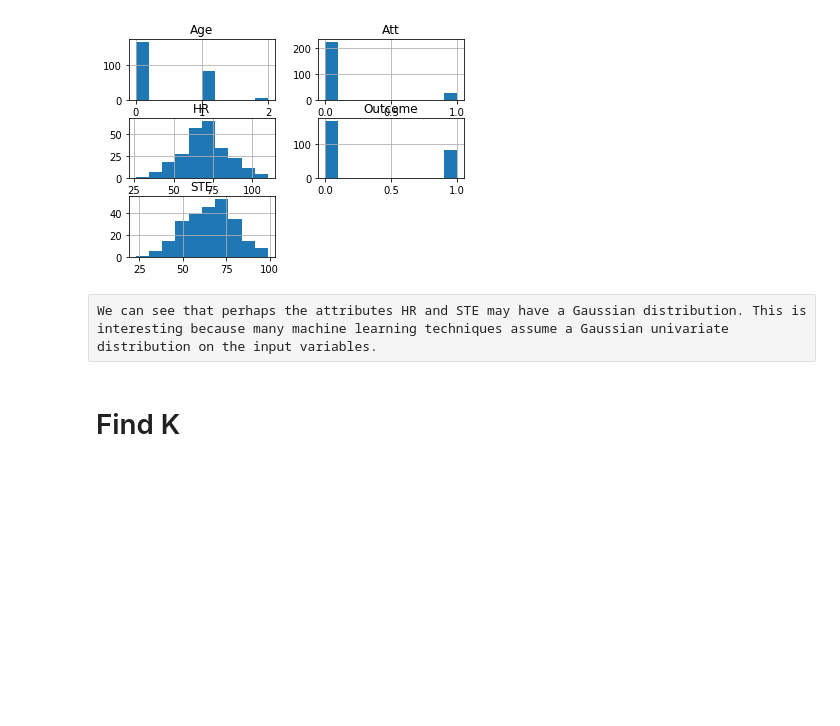
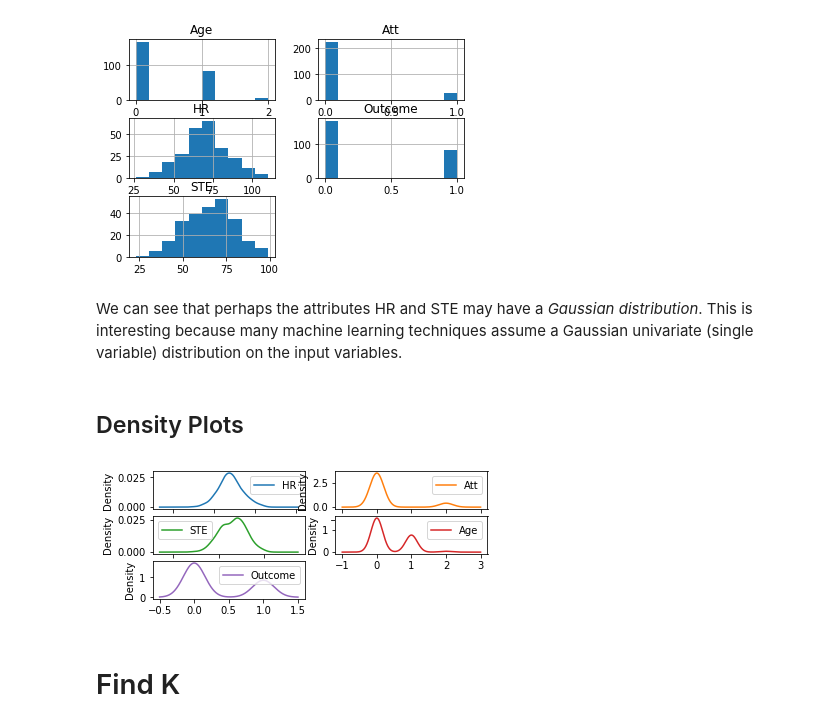
Before and after one commit to harperd/machine-learning, a Jupyter notebook: HeartAttackRisk.ipynb, the cells around one changed output. Saved outputs shown, nothing was run; the diff lists cells and outputs as text; code cells hidden in the pictures; blank space fills up the shorter version.

Commit message:
Added density plot

```diff
--- a/HeartAttackRisk.ipynb
+++ b/HeartAttackRisk.ipynb
@@ -33,8 +35,16 @@ cardiac_data.hist()
 plt.show()
 # %% [output]
 [figure]
-# %% [raw]
-We can see that perhaps the attributes HR and STE may have a Gaussian distribution. This is interesting because many machine learning techniques assume a Gaussian univariate distribution on the input variables.
+# %% [markdown]
+We can see that perhaps the attributes HR and STE may have a _Gaussian distribution_. This is interesting because many machine learning techniques assume a Gaussian univariate (single variable) distribution on the input variables.
+# %% [markdown]
+## Density Plots
+# %%
+# Univariate Density Plots
+cardiac_data.plot(kind = 'density', subplots = True, layout = (5,2), sharex = False)
+plt.show()
+# %% [output]
+[figure, added]
 # %% [markdown]
 # Find K
 # %% [markdown]
```
Also changed, not shown: parts of 3 cells of this notebook.
